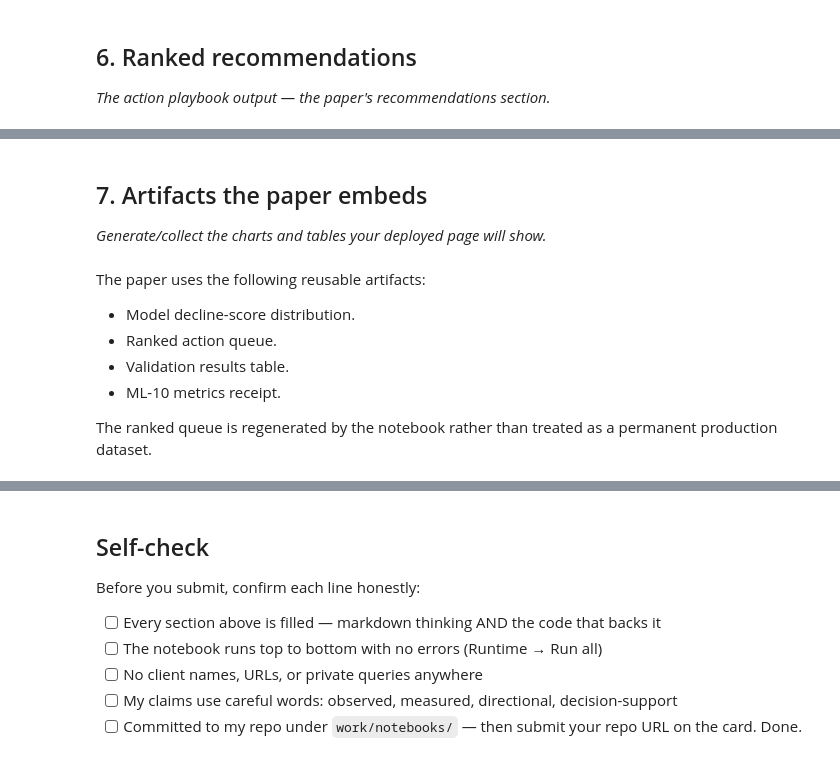
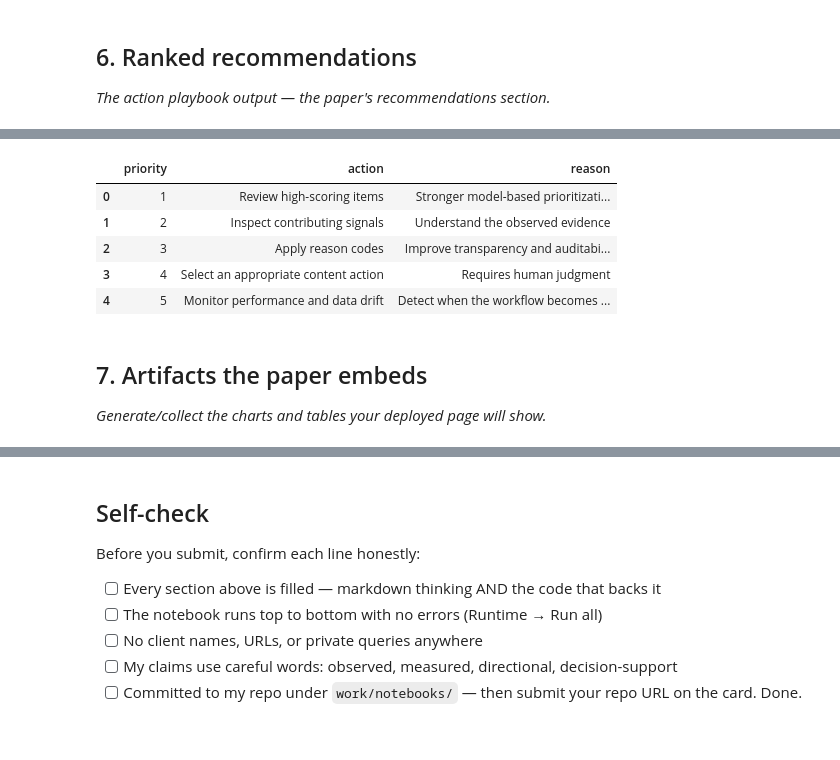
Before and after one commit to tabassumrafiq/flyrank-ml-internship, a Jupyter notebook: work/notebooks/capstone.ipynb, the cells around one changed output, grey strips where cells are left out. Drawn from its saved outputs; the diff is of its cells as text; code cells hidden in the pictures.

```diff
--- a/work/notebooks/capstone.ipynb
+++ b/work/notebooks/capstone.ipynb
@@ -323,15 +458,47 @@ The system should not automatically rewrite, delete, publish, or refresh content
+# %%
+import pandas as pd
+
+# Ranked recommendation summary
+
+recommendations = [
+    {
+        "priority": 1,
+        "action": "Review high-scoring items",
+        "reason": "Stronger model-based prioritization signal"
+    },
+    {
+        "priority": 2,
+        "action": "Inspect contributing signals",
+        "reason": "Understand the observed evidence"
+    },
+    {
+        "priority": 3,
+        "action": "Apply reason codes",
+        "reason": "Improve transparency and auditability"
+    },
+    {
+        "priority": 4,
+        "action": "Select an appropriate content action",
+        "reason": "Requires human judgment"
+    },
+    {
+        "priority": 5,
+        "action": "Monitor performance and data drift",
+        "reason": "Detect when the workflow becomes stale"
+    }
+]
+
+recommendations_df = pd.DataFrame(recommendations)
+
+display(recommendations_df)
+# %% [output]
+|  | priority | action | reason |
+| 0 | 1 | Review high-scoring items | Stronger model-based prioritizati... |
+| 1 | 2 | Inspect contributing signals | Understand the observed evidence |
+| 2 | 3 | Apply reason codes | Improve transparency and auditabi... |
+| 3 | 4 | Select an appropriate content action | Requires human judgment |
+| 4 | 5 | Monitor performance and data drift | Detect when the workflow becomes ... |
 # %% [markdown]
 ## 7. Artifacts the paper embeds
 
 *Generate/collect the charts and tables your deployed page will show.*
-# %% [markdown]
-
-
-The paper uses the following reusable artifacts:
-
-- Model decline-score distribution.
-- Ranked action queue.
-- Validation results table.
-- ML-10 metrics receipt.
-
-The ranked queue is regenerated by the notebook rather than treated as a permanent production dataset.
```
Also changed, not shown: parts of 20 cells of this notebook.
